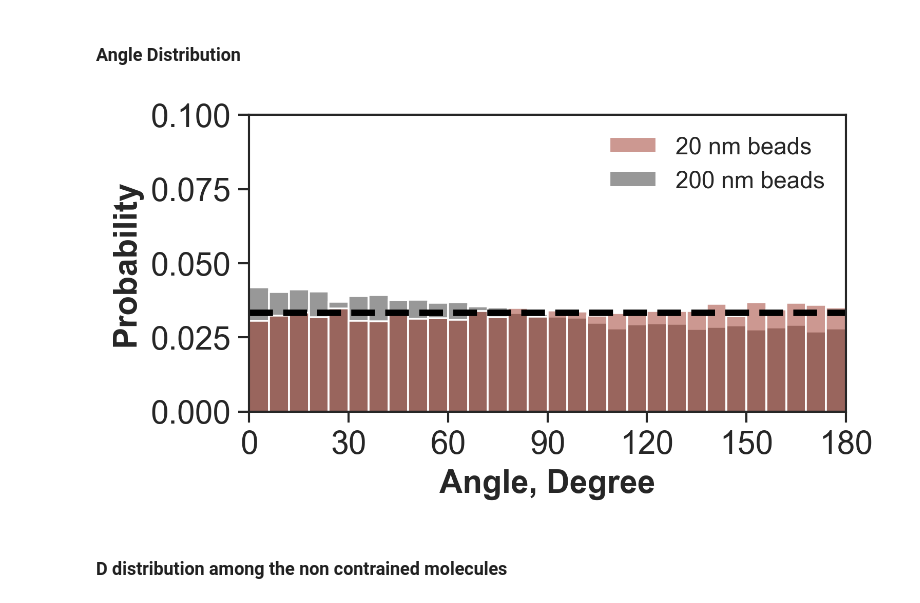
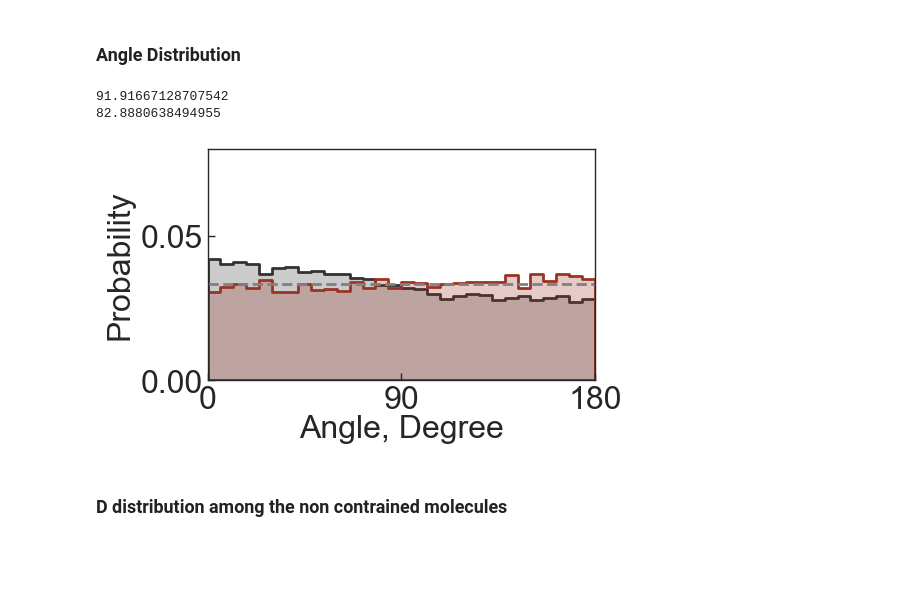
Before and after one commit to walterlab-um/intra_condensate_SPT, a Jupyter notebook: plot_paper_figure/Fig_SM_compare_beads_20vs200nm.ipynb, the cells around one changed output. Drawn from its saved outputs; the diff is of its cells as text; code cells hidden in the pictures; blank space fills up the shorter version.

```diff
--- a/plot_paper_figure/Fig_SM_compare_beads_20vs200nm.ipynb
+++ b/plot_paper_figure/Fig_SM_compare_beads_20vs200nm.ipynb
@@ -3,6 +3,7 @@ import os
 from os.path import dirname
 import numpy as np
 from scipy.signal import find_peaks
+from scipy.stats import sem
 import pandas as pd
 import matplotlib.pyplot as plt
 from matplotlib.colors import LogNorm
@@ -11,7 +12,11 @@ import seaborn as sns
 sns.set(color_codes=True, style="white")
 pd.options.mode.chained_assignment = None  # default='warn'
 
-threshold_max_d_anytwo_nm = 200  # unit: um
+# Displacement threshold for immobile molecules
+immobile_stepsize_threshold_nm = 30
+# alpha component threshold for constrained diffusion
+threshold_alpha = 0.7
+
 label_1 = "20 nm beads"
 label_2 = "200 nm beads"
 color_1 = "#9a3324"
@@ -209,14 +232,2 @@ print(label_2, data[data["label"] == label_2].shape[0])
 # %% [markdown]
 ### Angle Distribution
-# %%
-lst_angle = []
-lst_label = []
-for _, row in df_AIO[df_AIO["max_d_anytwo_nm"] > 200].iterrows():
-    angles = np.fromstring(
-        row["list_of_angles"][1:-1],
-        dtype=float,
-        sep=", ",
-    )
-    labels = np.repeat(row["label"], angles.shape[0])
-    lst_angle.extend(angles)
-    lst_label.extend(labels)
@@ -231,41 +234,70 @@ data = pd.DataFrame(
 # %%
-plt.figure(figsize=(5, 2.5), dpi=300)
+fontsize = 23
+lst_angle = []
+lst_label = []
+for _, row in df_AIO[
+    df_AIO["mean_stepsize_nm"] > immobile_stepsize_threshold_nm
+].iterrows():
+    angles = np.fromstring(
+        row["list_of_angles"][1:-1],
+        dtype=float,
+        sep=", ",
+    )
+    labels = np.repeat(row["label"], angles.shape[0])
+    lst_angle.extend(angles)
+    lst_label.extend(labels)
+
+data = pd.DataFrame(
+    {
+        "angle": np.abs(lst_angle),
+        "label": lst_label,
+    },
+    dtype=object,
+)
+
+plt.figure(figsize=(5, 3))
 bins = 30
 ax = sns.histplot(
     data=data,
     x="angle",
     hue="label",
     palette=palette,
     bins=bins,
     stat="probability",
     common_norm=False,
     binrange=(0, 180),
-    alpha=0.5,
+    lw=2,
+    element="step",
+    legend=False,
 )
-sns.move_legend(ax, 0, title=None, frameon=False)
-plt.axhline(1 / bins, color="black", ls="--", lw=3)
+# plt.axhline(1 / bins - 0.0004, color="#87a878", ls="--")
+# plt.axhline(1 / bins + 0.0004, color="#f7b801", ls="--")
+plt.axhline(1 / bins, color="gray", ls="--", lw=2)
 plt.xlim(0, 180)
-plt.xticks([0, 30, 60, 90, 120, 150, 180])
-plt.ylim(0, 0.1)
-plt.xlabel("Angle, Degree", weight="bold", fontsize=15)
-plt.ylabel("Probability", weight="bold", fontsize=15)
+plt.xticks([0, 90, 180])
+plt.ylim(0, 0.08)
+plt.ylabel("Probability", fontsize=fontsize)
+plt.xlabel("Angle, Degree", fontsize=fontsize, labelpad=0)
 plt.gca().spines[:].set_linewidth(1)
 plt.gca().tick_params(
     axis="both",
     which="major",
-    labelsize=15,
-    direction="out",
+    labelsize=fontsize,
+    direction="in",
     bottom=True,
     left=True,
     length=5,
     width=1,
 )
-
-plt.gca().tick_params(axis="both", which="major", labelsize=15)
-plt.savefig("4.angle_histo_" + postfix, format="png", bbox_inches="tight")
-plt.show()
+plt.gca().set_axisbelow(False)
+plt.gca().tick_params(axis="both", which="major", labelsize=fontsize)
+plt.savefig("4.angle_histo_" + postfix, format="png", bbox_inches="tight", dpi=300)
+print(data[data["label"]==label_1]["angle"].mean())
+print(data[data["label"]==label_2]["angle"].mean())
 # %% [output]
+91.91667128707542
+82.8880638494955
-[figure, old version]
+[figure, new version]
 # %% [markdown]
 ### D distribution among the non contrained molecules
 # %%
```
Also changed, not shown: parts of 20 cells of this notebook.
